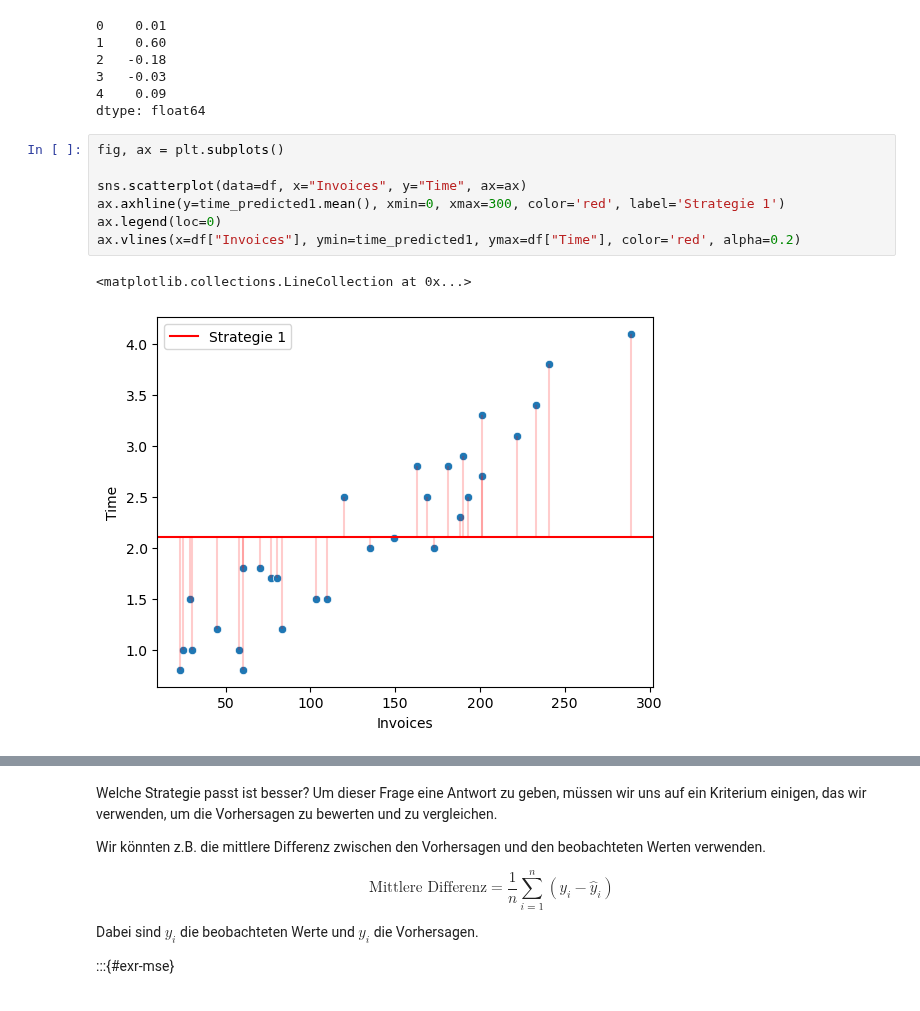
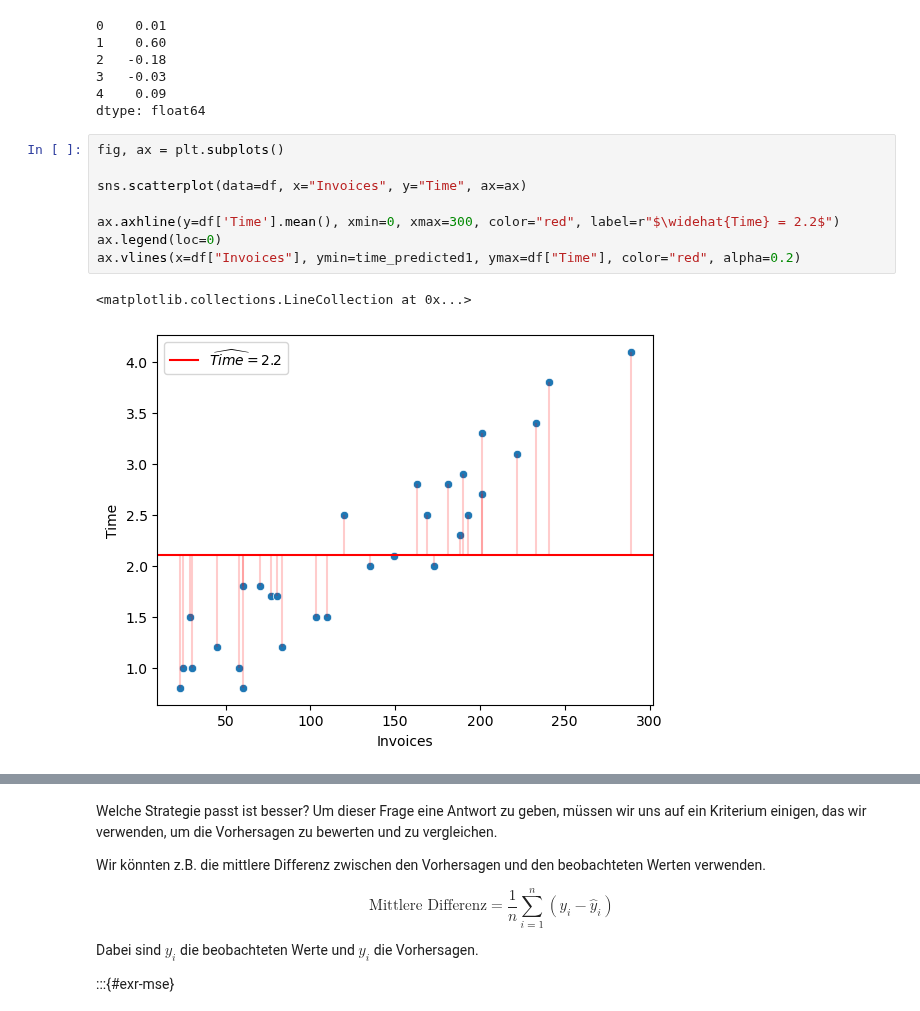
Before and after one commit to febse/econ2024-de, a Jupyter notebook: 03-KQ-Methode.ipynb, the cells around one changed output, grey strips where cells are left out. Drawn from its saved outputs; the diff is of its cells as text.

```diff
--- a/03-KQ-Methode.ipynb
+++ b/03-KQ-Methode.ipynb
@@ -108,13 +108,14 @@ dtype: float64
 # %%
 fig, ax = plt.subplots()
 
 sns.scatterplot(data=df, x="Invoices", y="Time", ax=ax)
-ax.axhline(y=time_predicted1.mean(), xmin=0, xmax=300, color='red', label='Strategie 1')
+
+ax.axhline(y=df['Time'].mean(), xmin=0, xmax=300, color="red", label=r"$\widehat{Time} = 2.2$")
 ax.legend(loc=0)
-ax.vlines(x=df["Invoices"], ymin=time_predicted1, ymax=df["Time"], color='red', alpha=0.2)
+ax.vlines(x=df["Invoices"], ymin=time_predicted1, ymax=df["Time"], color="red", alpha=0.2)
 # %% [output]
 <matplotlib.collections.LineCollection at 0x...>
-[figure, old version]
+[figure, new version]
 # %%
 fig, ax = plt.subplots()
 
```
Also changed, not shown: parts of 5 cells of this notebook.
